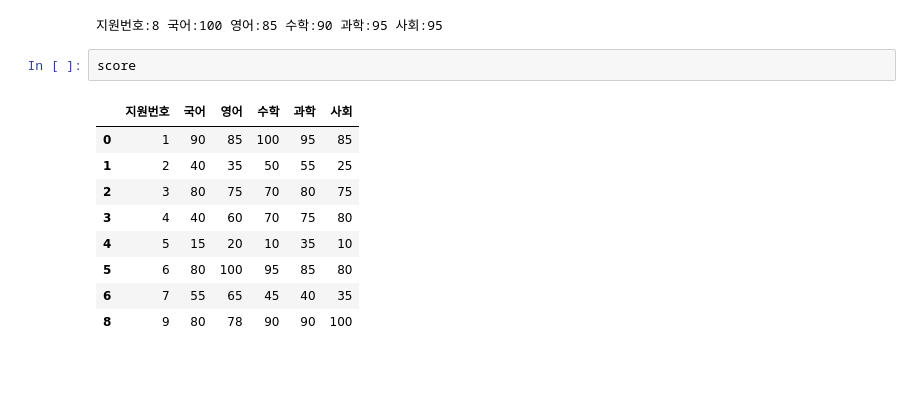
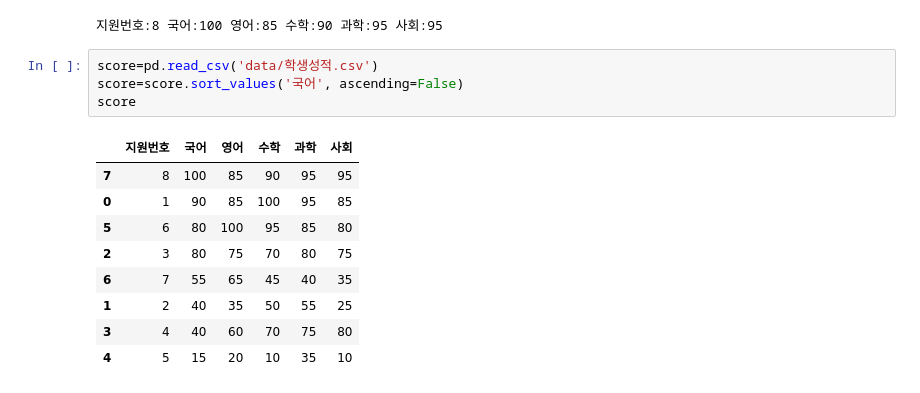
Before and after one commit to Jeongchani/AI_python, a Jupyter notebook: 03.데이터분석/16.성적.ipynb, the cells around one changed output. Saved outputs shown, nothing was run; the diff lists cells and outputs as text.

```diff
--- a/03.데이터분석/16.성적.ipynb
+++ b/03.데이터분석/16.성적.ipynb
@@ -119,14 +117,16 @@ else:
 # %% [output]
 지원번호:8 국어:100 영어:85 수학:90 과학:95 사회:95
 # %%
+score=pd.read_csv('data/학생성적.csv')
+score=score.sort_values('국어', ascending=False)
 score
 # %% [output]
 |  | 지원번호 | 국어 | 영어 | 수학 | 과학 | 사회 |
+| 7 | 8 | 100 | 85 | 90 | 95 | 95 |
 | 0 | 1 | 90 | 85 | 100 | 95 | 85 |
+| 5 | 6 | 80 | 100 | 95 | 85 | 80 |
+| 2 | 3 | 80 | 75 | 70 | 80 | 75 |
+| 6 | 7 | 55 | 65 | 45 | 40 | 35 |
 | 1 | 2 | 40 | 35 | 50 | 55 | 25 |
-| 2 | 3 | 80 | 75 | 70 | 80 | 75 |
 | 3 | 4 | 40 | 60 | 70 | 75 | 80 |
 | 4 | 5 | 15 | 20 | 10 | 35 | 10 |
-| 5 | 6 | 80 | 100 | 95 | 85 | 80 |
-| 6 | 7 | 55 | 65 | 45 | 40 | 35 |
-| 8 | 9 | 80 | 78 | 90 | 90 | 100 |
```
Also changed, not shown: parts of 12 cells of this notebook, 4 other files.
